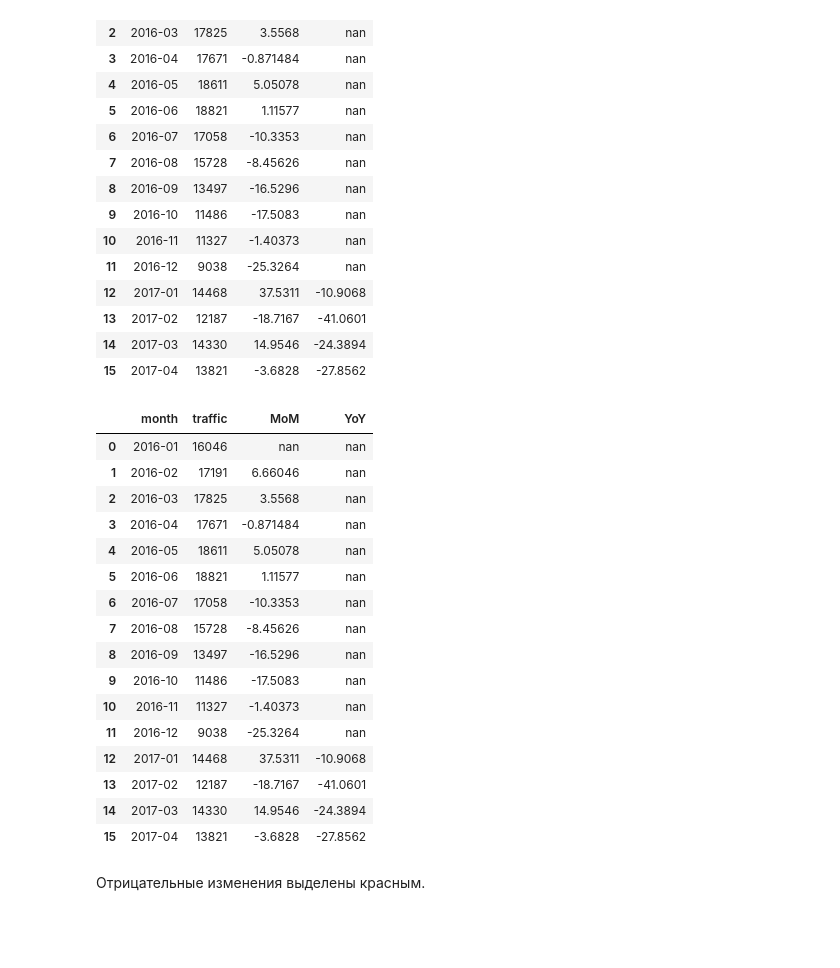
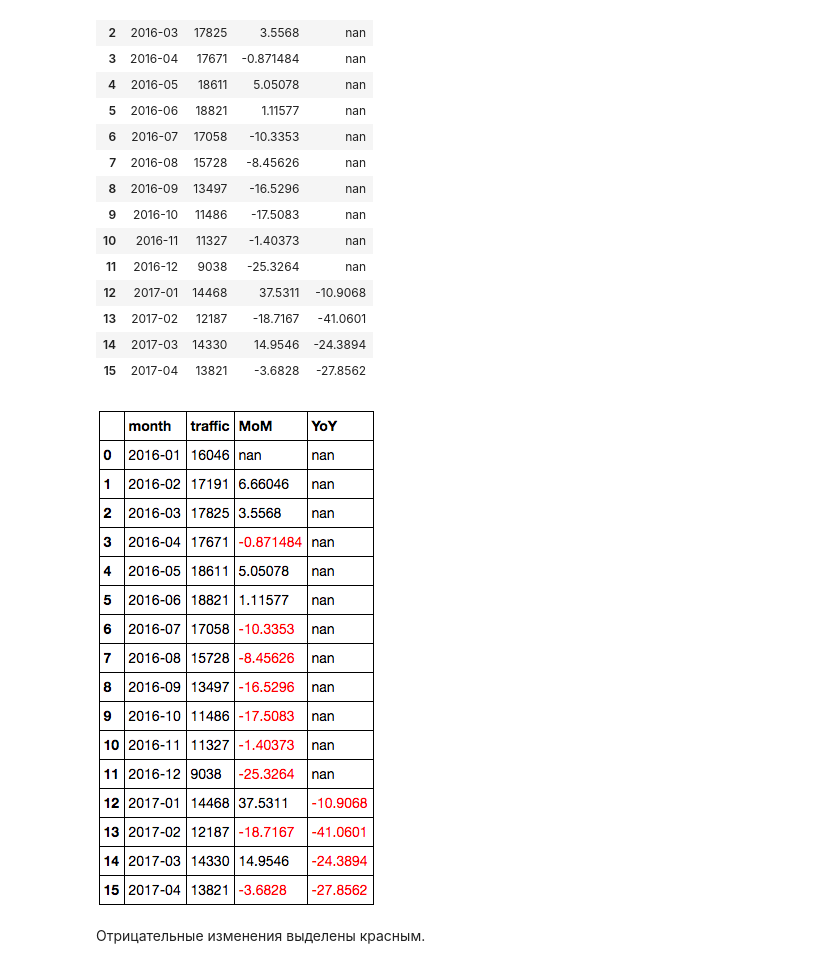
Before and after one commit to salon-love-forever/reports, a Jupyter notebook: slon-love-forever.ru.ipynb, the cells around one changed output. Drawn from its saved outputs; the diff is of its cells as text; code cells hidden in the pictures; blank space fills up the shorter version.

Commit message:
Load the image from local dir

```diff
--- a/slon-love-forever.ru.ipynb
+++ b/slon-love-forever.ru.ipynb
@@ -123,30 +123,11 @@ data_neg_select
 | 13 | 2017-02 | 12187 | -18.7167 | -41.0601 |
 | 14 | 2017-03 | 14330 | 14.9546 | -24.3894 |
 | 15 | 2017-04 | 13821 | -3.6828 | -27.8562 |
-# %%
-import seaborn as sns
-
-cm = sns.light_palette("green", as_cmap=True)
-data_grad = highlight_data.background_gradient(cmap=cm)
-data_grad
-# %% [output]
-|  | month | traffic | MoM | YoY |
-| 0 | 2016-01 | 16046 | nan | nan |
-| 1 | 2016-02 | 17191 | 6.66046 | nan |
-| 2 | 2016-03 | 17825 | 3.5568 | nan |
-| 3 | 2016-04 | 17671 | -0.871484 | nan |
-| 4 | 2016-05 | 18611 | 5.05078 | nan |
-| 5 | 2016-06 | 18821 | 1.11577 | nan |
-| 6 | 2016-07 | 17058 | -10.3353 | nan |
-| 7 | 2016-08 | 15728 | -8.45626 | nan |
-| 8 | 2016-09 | 13497 | -16.5296 | nan |
-| 9 | 2016-10 | 11486 | -17.5083 | nan |
-| 10 | 2016-11 | 11327 | -1.40373 | nan |
-| 11 | 2016-12 | 9038 | -25.3264 | nan |
-| 12 | 2017-01 | 14468 | 37.5311 | -10.9068 |
-| 13 | 2017-02 | 12187 | -18.7167 | -41.0601 |
-| 14 | 2017-03 | 14330 | 14.9546 | -24.3894 |
-| 15 | 2017-04 | 13821 | -3.6828 | -27.8562 |
+# %%
+from IPython.display import display, Image
+display(Image('img/data_neg_select.png'))
+# %% [output]
+[figure, added]
 # %% [markdown]
 Отрицательные изменения выделены красным.
 # %% [markdown]
```
